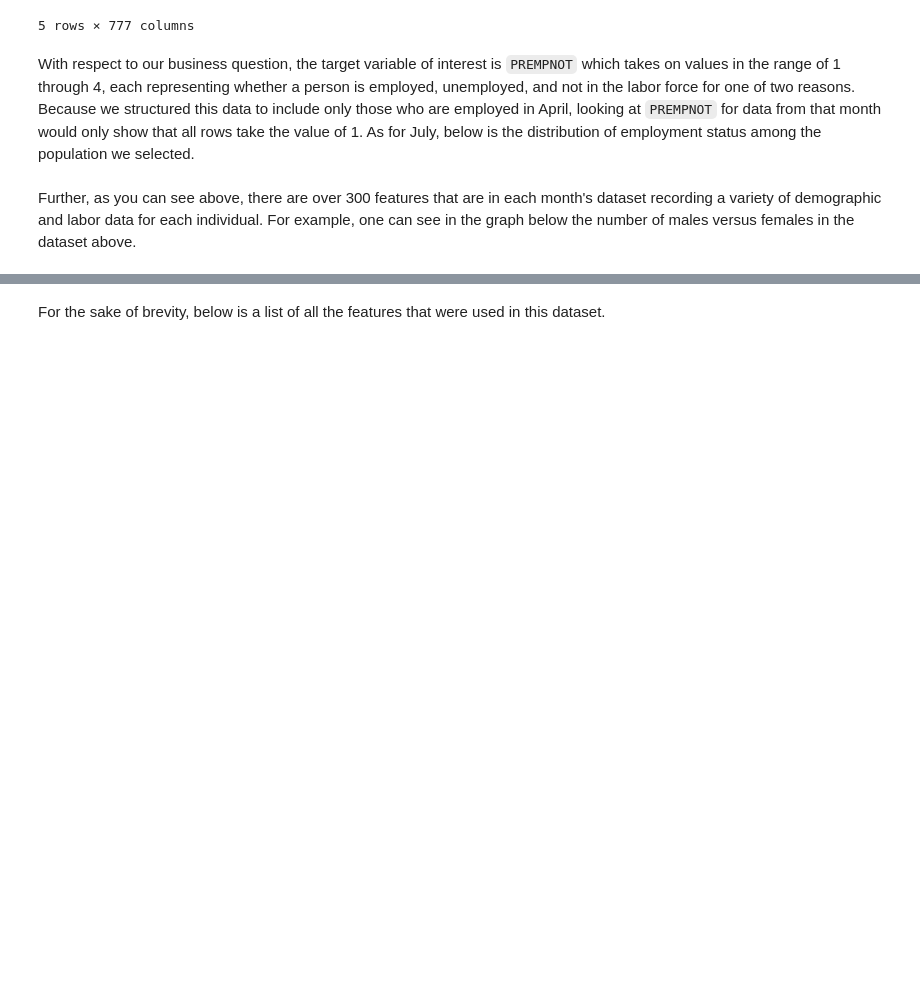
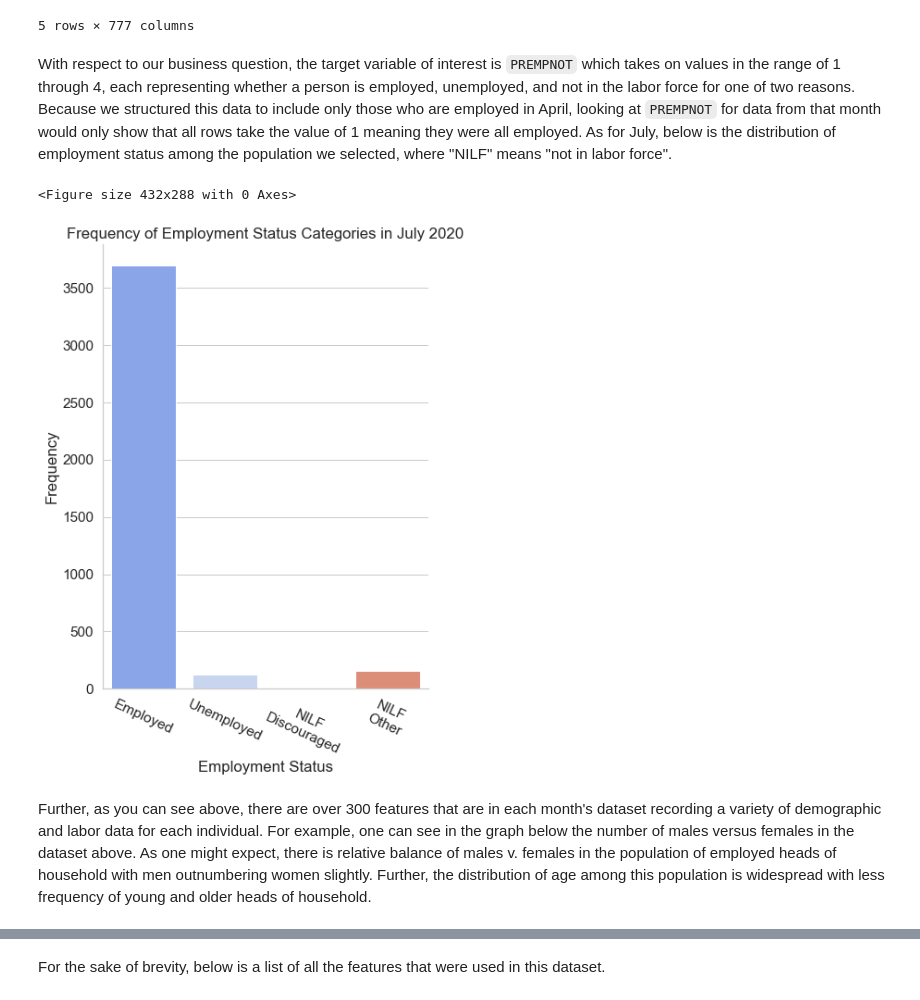
Before and after one commit to danvalen1/Corona-Employment, a Jupyter notebook: Project_Walkthrough.ipynb, the cells around one changed output, grey strips where cells are left out. Saved outputs shown, nothing was run; the diff lists cells and outputs as text; code cells hidden in the pictures; blank space fills up the shorter version.

Commit message:
Adding visualizations and narrative

```diff
--- a/Project_Walkthrough.ipynb
+++ b/Project_Walkthrough.ipynb
@@ -48,7 +48,10 @@ module_path = os.path.abspath(os.path.join( 'src'))
 if module_path not in sys.path:
     sys.path.append(module_path)
 from modules import dataloading as dl
+from modules import VizFig as vf
+from modules import VizAx as va
 
+images_dir = 'src/images/'
 data_targetdir = 'src/data/'
 csv_targetdir = 'src/csv/'
 # %% [output]
@@ -75,6 +78,11 @@ df.head()
 | 62 | 89031522004171 | 4 | 2020 | 1 | 201 | -1 | 1 | 1 | -1 | ... |
 5 rows × 777 columns
 # %% [markdown]
-With respect to our business question, the target variable of interest is `PREMPNOT` which takes on values in the range of 1 through 4, each representing whether a person is employed, unemployed, and not in the labor force for one of two reasons. Because we structured this data to include only those who are employed in April, looking at `PREMPNOT` for data from that month would only show that all rows take the value of 1. As for July, below is the distribution of employment status among the population we selected.
+With respect to our business question, the target variable of interest is `PREMPNOT` which takes on values in the range of 1 through 4, each representing whether a person is employed, unemployed, and not in the labor force for one of two reasons. Because we structured this data to include only those who are employed in April, looking at `PREMPNOT` for data from that month would only show that all rows take the value of 1 meaning they were all employed. As for July, below is the distribution of employment status among the population we selected, where "NILF" means "not in labor force".
+# %%
+vf.PlotCat(df, xvar='PREMPNOT_y', targetdir=images_dir)
+# %% [output]
+<Figure size 432x288 with 0 Axes>
+[figure, added]
 # %% [markdown]
-Further, as you can see above, there are over 300 features that are in each month's dataset recording a variety of demographic and labor data for each individual. For example, one can see in the graph below the number of males versus females in the dataset above.
+Further, as you can see above, there are over 300 features that are in each month's dataset recording a variety of demographic and labor data for each individual. For example, one can see in the graph below the number of males versus females in the dataset above. As one might expect, there is relative balance of males v. females in the population of employed heads of household with men outnumbering women slightly. Further, the distribution of age among this population is widespread with less frequency of young and older heads of household.
```
Also changed, not shown: parts of 12 cells of this notebook, 10 other files.
